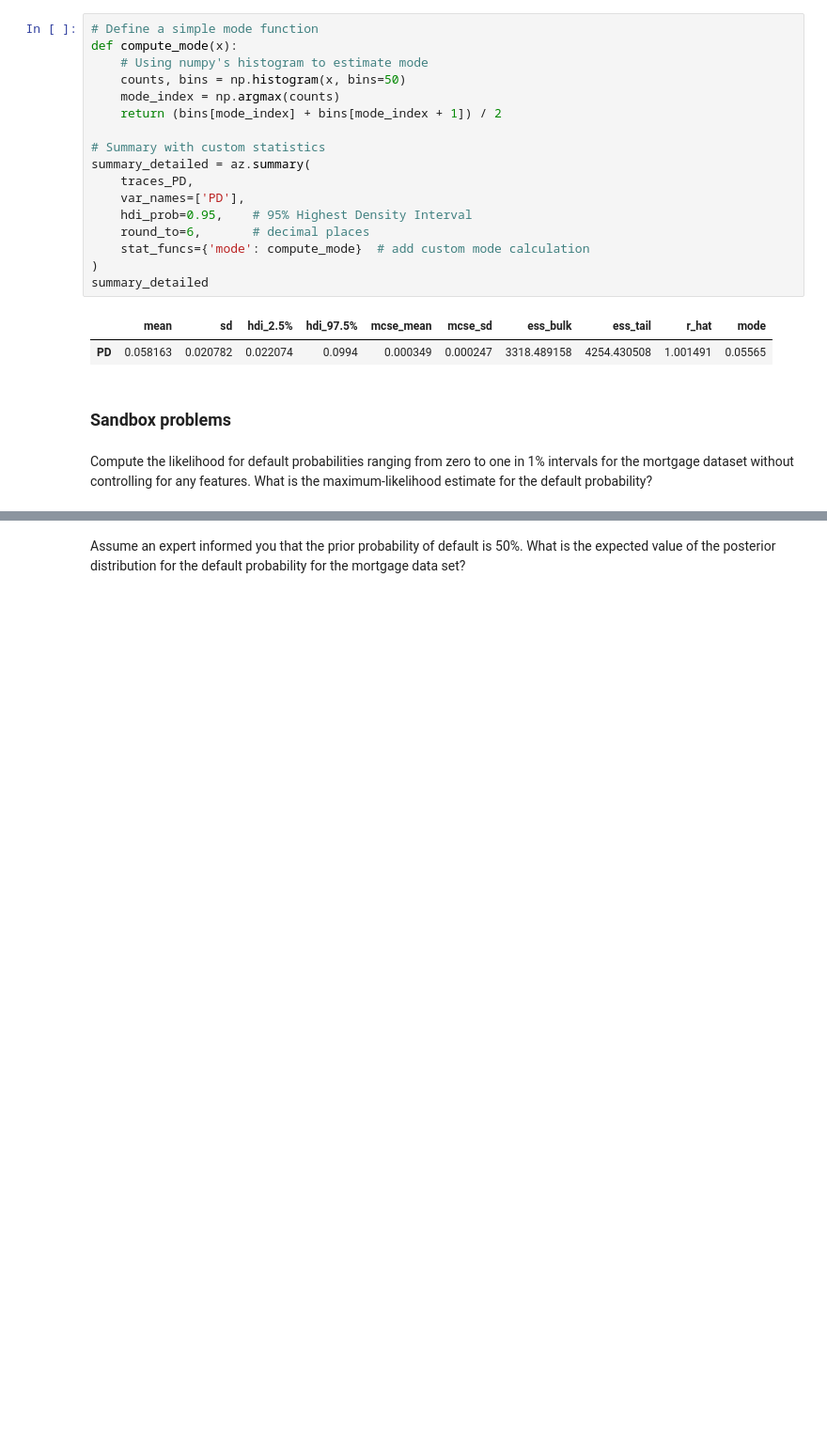
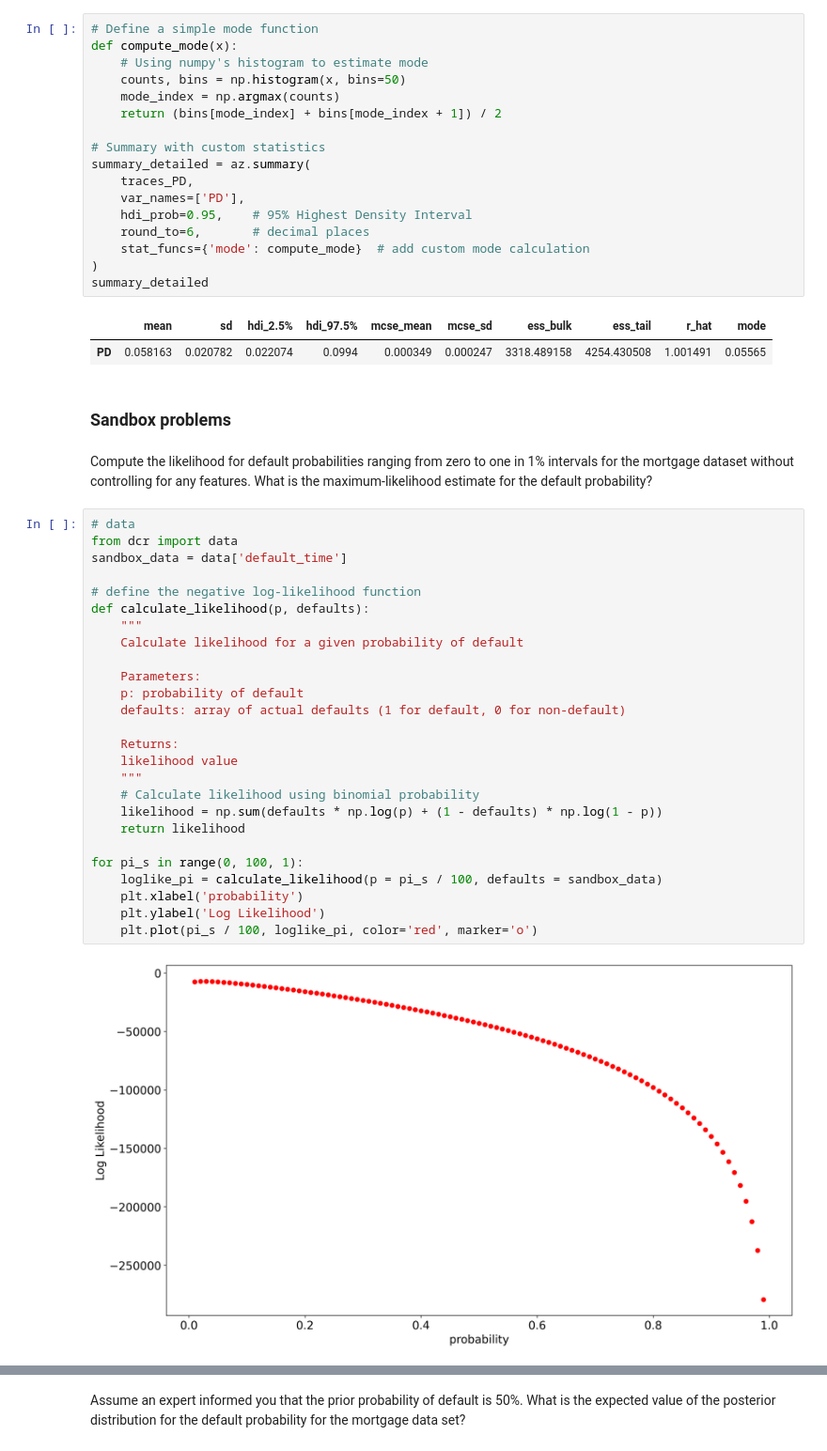
Before and after one commit to lktuan/deep_credit_risk, a Jupyter notebook: notebooks/part1_principle_of_data_learning.ipynb, the cells around one changed output, grey strips where cells are left out. Shown at 94% size. Cells and saved outputs as stored; diff of their text form; blank space fills up the shorter version.

```diff
--- a/notebooks/part1_principle_of_data_learning.ipynb
+++ b/notebooks/part1_principle_of_data_learning.ipynb
@@ -1263,3 +1253,31 @@ summary_detailed
 ### Sandbox problems
 # %% [markdown]
 Compute the likelihood for default probabilities ranging from zero to one in 1% intervals for the mortgage dataset without controlling for any features. What is the maximum-likelihood estimate for the default probability?
+# %%
+# data
+from dcr import data
+sandbox_data = data['default_time']
+
+# define the negative log-likelihood function
+def calculate_likelihood(p, defaults):
+    """
+    Calculate likelihood for a given probability of default
+
+    Parameters:
+    p: probability of default
+    defaults: array of actual defaults (1 for default, 0 for non-default)
+
+    Returns:
+    likelihood value
+    """
+    # Calculate likelihood using binomial probability
+    likelihood = np.sum(defaults * np.log(p) + (1 - defaults) * np.log(1 - p))
+    return likelihood
+
+for pi_s in range(0, 100, 1):
+    loglike_pi = calculate_likelihood(p = pi_s / 100, defaults = sandbox_data)
+    plt.xlabel('probability')
+    plt.ylabel('Log Likelihood')
+    plt.plot(pi_s / 100, loglike_pi, color='red', marker='o')
+# %% [output]
+[figure, added]
```
Also changed, not shown: parts of 21 cells of this notebook.
